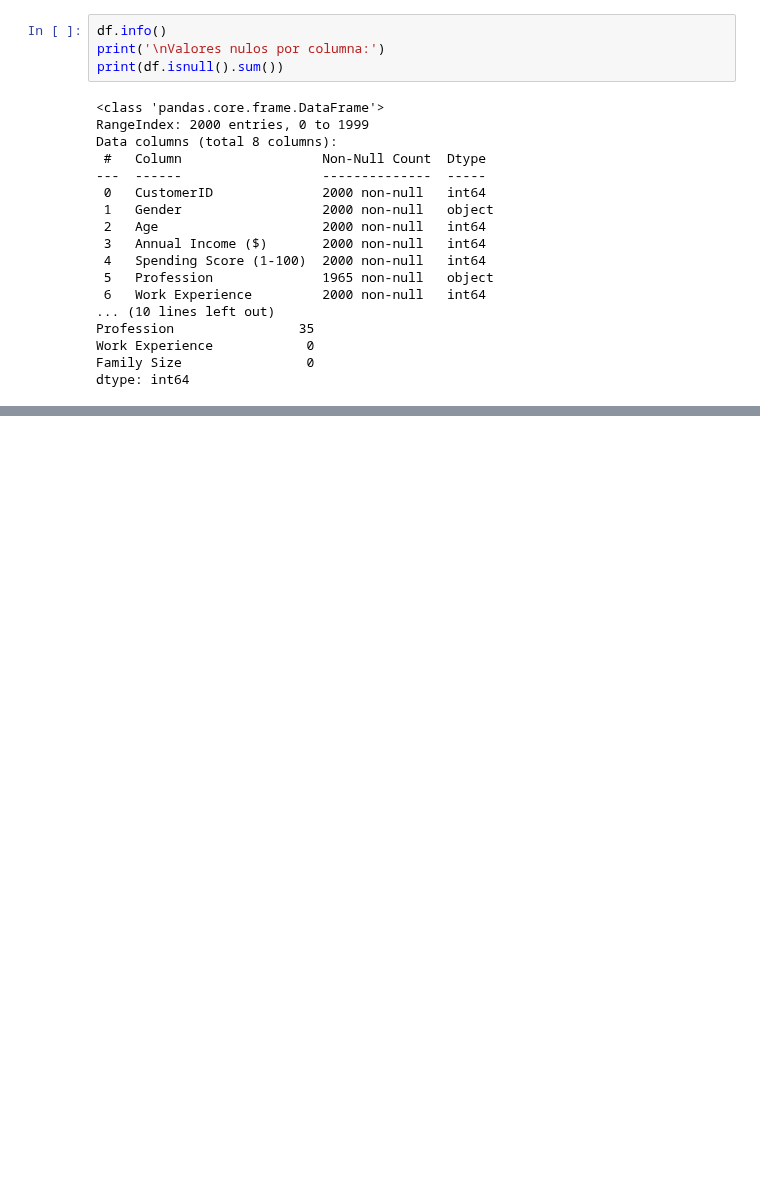
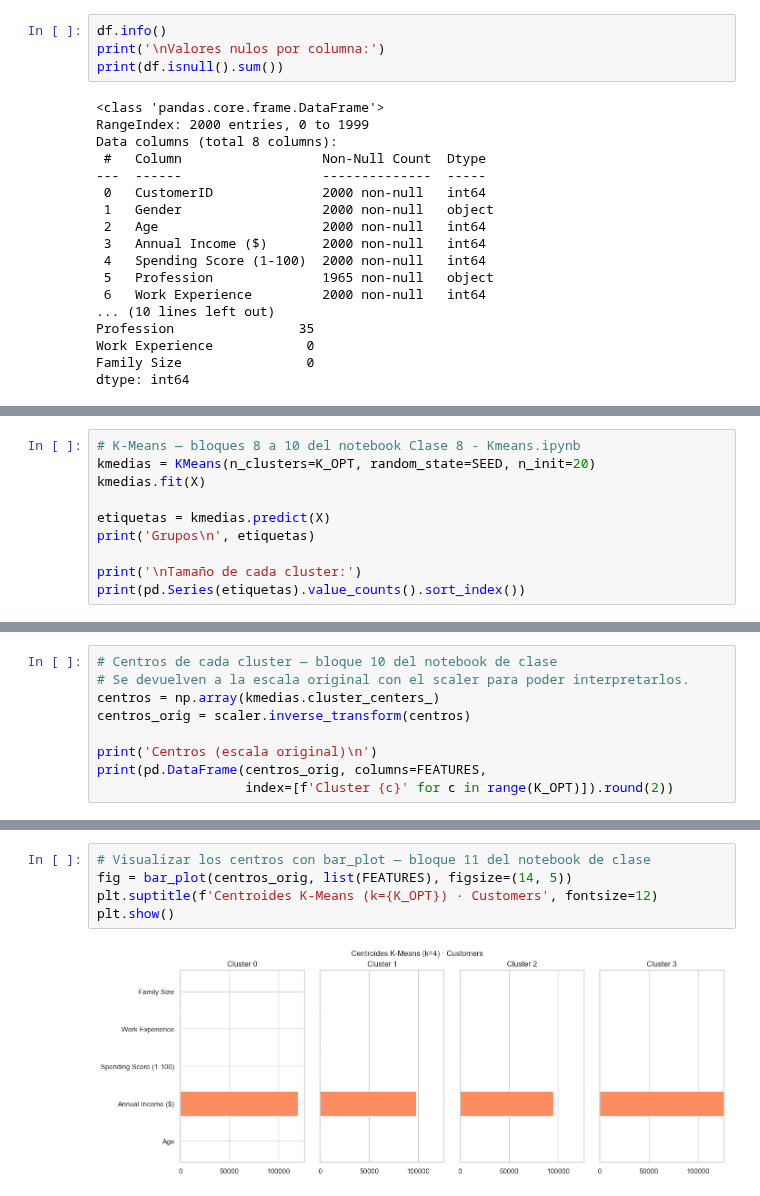
Before and after one commit to DannyV1992/curso_mineria_de_datos, a Jupyter notebook: Tareas/Tarea_6/1_Customers.ipynb, the cells around one changed output, grey strips where cells are left out. Drawn from its saved outputs; the diff is of its cells as text; blank space fills up the shorter version.

```diff
--- a/Tareas/Tarea_6/1_Customers.ipynb
+++ b/Tareas/Tarea_6/1_Customers.ipynb
@@ -523,0 +195,10 @@ cluster
+# %%
+# K-Means — bloques 8 a 10 del notebook Clase 8 - Kmeans.ipynb
+kmedias = KMeans(n_clusters=K_OPT, random_state=SEED, n_init=20)
+kmedias.fit(X)
+
+etiquetas = kmedias.predict(X)
+print('Grupos\n', etiquetas)
+
+print('\nTamaño de cada cluster:')
+print(pd.Series(etiquetas).value_counts().sort_index())
@@ -523,0 +215,9 @@ cluster
+# %%
+# Centros de cada cluster — bloque 10 del notebook de clase
+# Se devuelven a la escala original con el scaler para poder interpretarlos.
+centros = np.array(kmedias.cluster_centers_)
+centros_orig = scaler.inverse_transform(centros)
+
+print('Centros (escala original)\n')
+print(pd.DataFrame(centros_orig, columns=FEATURES,
+                   index=[f'Cluster {c}' for c in range(K_OPT)]).round(2))
@@ -523,0 +238,7 @@ cluster
+# %%
+# Visualizar los centros con bar_plot — bloque 11 del notebook de clase
+fig = bar_plot(centros_orig, list(FEATURES), figsize=(14, 5))
+plt.suptitle(f'Centroides K-Means (k={K_OPT}) · Customers', fontsize=12)
+plt.show()
+# %% [output]
+[figure, added]
```
Also changed, not shown: parts of 87 cells of this notebook, 3 other files.
